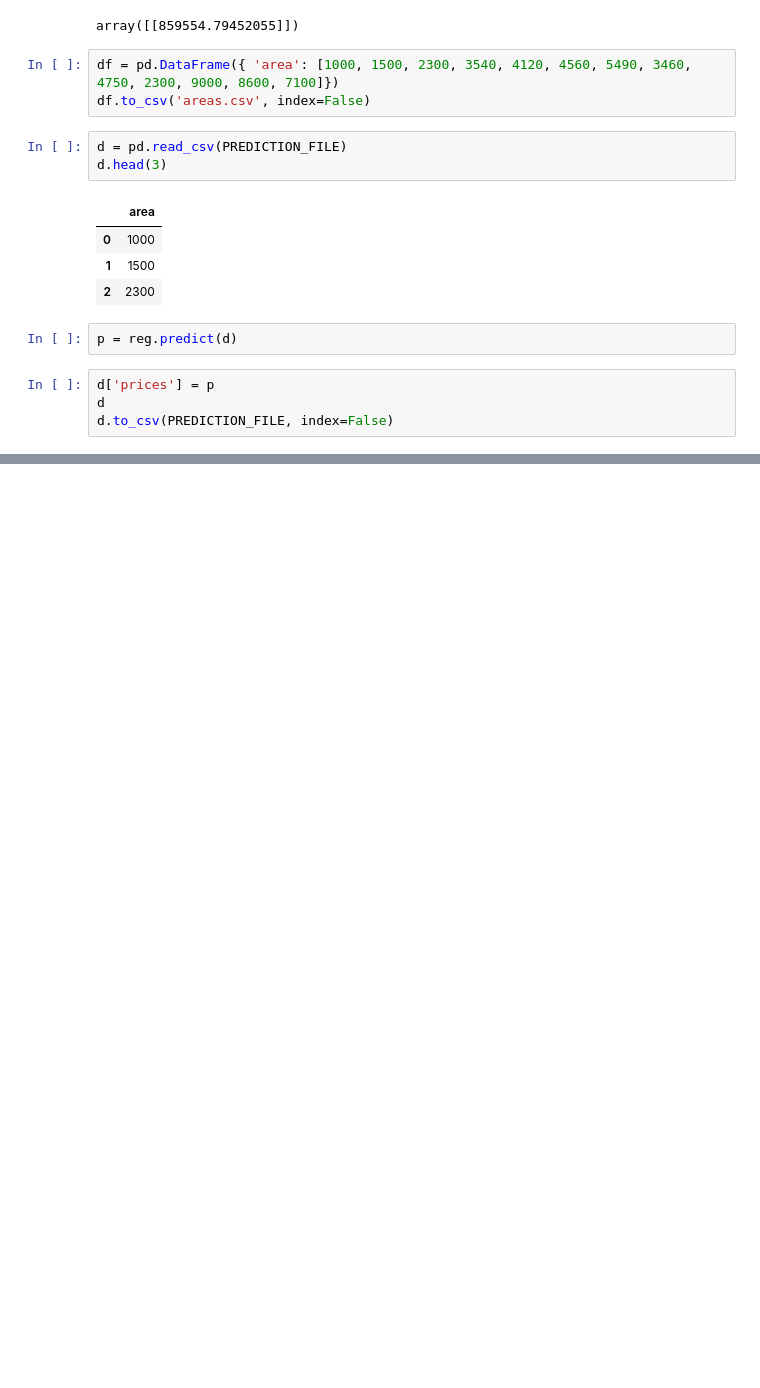
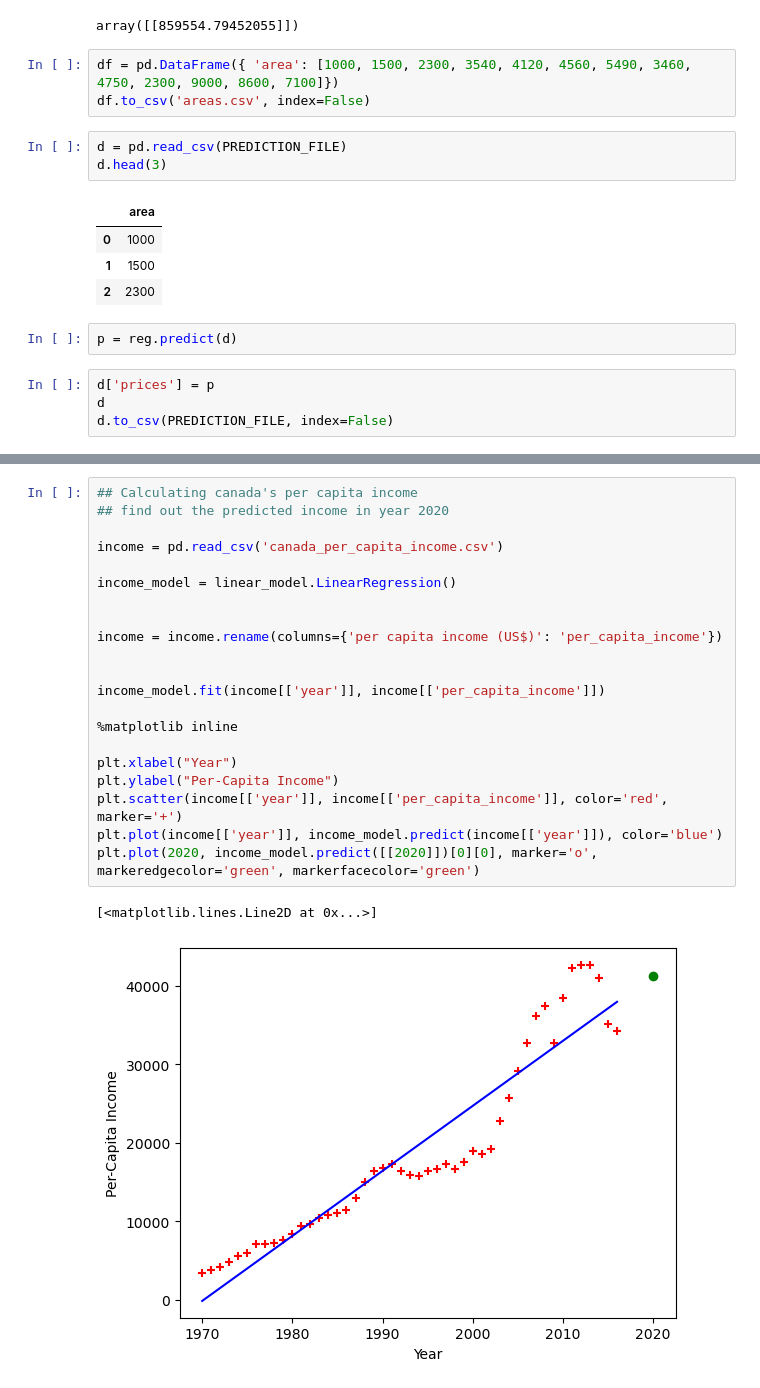
Before and after one commit to cthacker-udel/MLIntro, a Jupyter notebook: practice1.ipynb, the cells around one changed output, grey strips where cells are left out. Drawn from its saved outputs; the diff is of its cells as text; blank space fills up the shorter version.

```diff
--- a/practice1.ipynb
+++ b/practice1.ipynb
@@ -111,0 +119,24 @@ plt.scatter()
+# %%
+## Calculating canada's per capita income
+## find out the predicted income in year 2020
+
+income = pd.read_csv('canada_per_capita_income.csv')
+
+income_model = linear_model.LinearRegression()
+
+
+income = income.rename(columns={'per capita income (US$)': 'per_capita_income'})
+
+
+income_model.fit(income[['year']], income[['per_capita_income']])
+
+%matplotlib inline
+
+plt.xlabel("Year")
+plt.ylabel("Per-Capita Income")
+plt.scatter(income[['year']], income[['per_capita_income']], color='red', marker='+')
+plt.plot(income[['year']], income_model.predict(income[['year']]), color='blue')
+plt.plot(2020, income_model.predict([[2020]])[0][0], marker='o', markeredgecolor='green', markerfacecolor='green')
+# %% [output]
+[<matplotlib.lines.Line2D at 0x...>]
+[figure, added]
```
Also changed, not shown: parts of 4 cells of this notebook, 1 other file.
